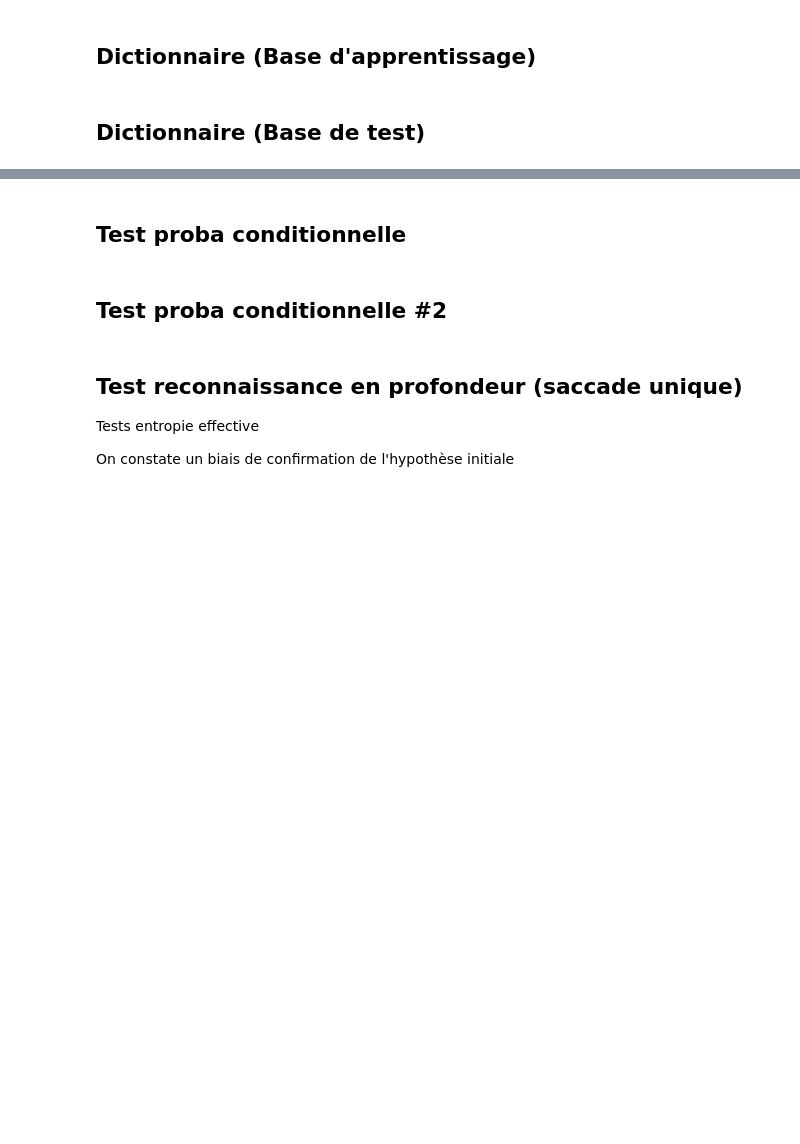
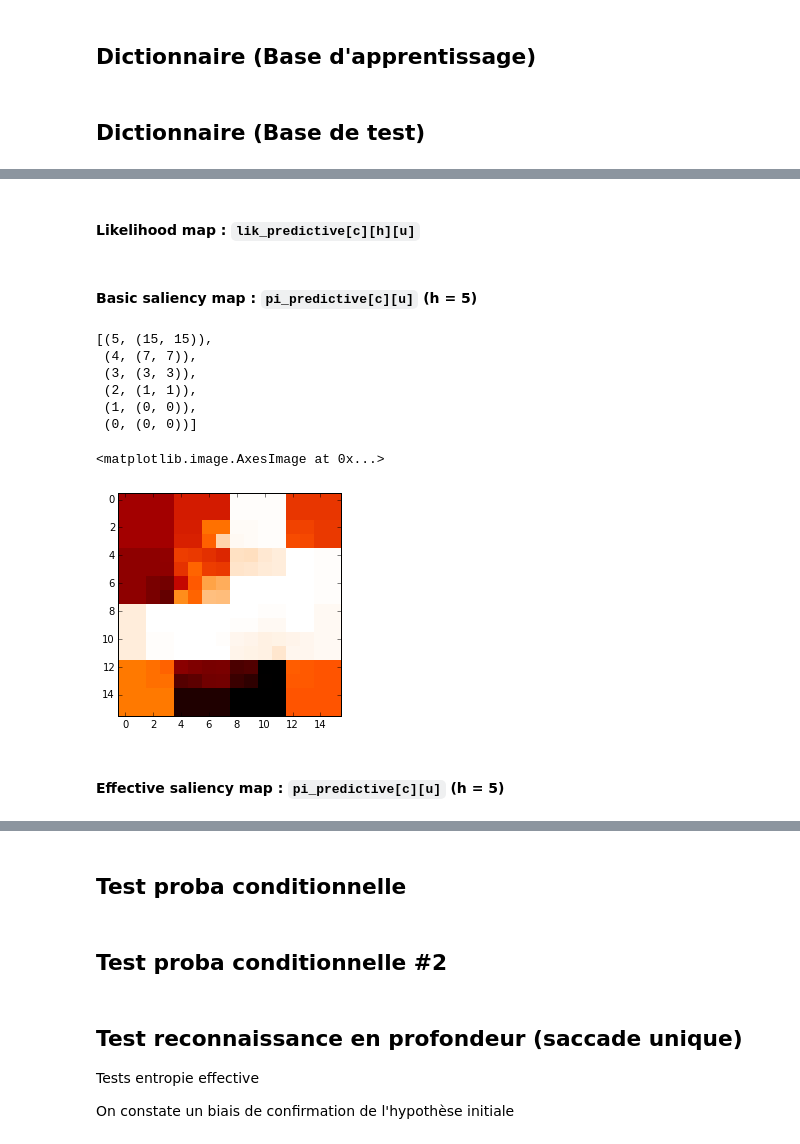
Before and after one commit to gdbmanu/ProjS8-git, a Jupyter notebook: mnist-waveimage-tests.ipynb, the cells around one changed output, grey strips where cells are left out. Saved outputs shown, nothing was run; the diff lists cells and outputs as text; code cells hidden in the pictures; blank space fills up the shorter version.

```diff
--- a/mnist-waveimage-tests.ipynb
+++ b/mnist-waveimage-tests.ipynb
@@ -193,0 +632,8 @@ for c in range(10):
+# %%
+def argmax_generator(c, h, u):
+    test_pred = rho[c][h][u] < .5
+    if test_pred:
+        return mu[c][h][u]
+        #v_predictive = np.random.multivariate_normal(mu[c_predictive][h_path][u_path], Sigma[c_predictive][h_path][u_path], 1)[0]
+    else:
+        return np.zeros(3)
@@ -193,0 +669,54 @@ for c in range(10):
+# %% [markdown]
+#### Likelihood map : `lik_predictive[c][h][u]`
+# %%
+h_max = 6
+lik_predictive = {}
+for c in range(10):
+    lik_predictive[c] = {}
+    for h in range(h_max):
+        lik_predictive[c][h] = {}
+        for u in U[h]:
+            log_score = np.zeros(10)
+            v_predictive = argmax_generator(c, h, u)
+            lik = calc_lik(v_predictive, h, u)
+            lik_predictive[c][h][u] = lik
+# %% [markdown]
+#### Basic saliency map : `pi_predictive[c][u]` (h = 5)
+# %%
+pi_predictive = {}
+h = h_max - 1
+for c in range(10):
+    pi_predictive[c] = {}
+    for i in range(16):
+        for j in range(16):
+            u = (i, j)
+            liste_path = calcule_asc_path(h, u)
+            log_score_path = np.zeros(10)
+            for (h_path, u_path) in liste_path[:-1]:
+                v_predictive = argmax_generator(c, h_path, u_path)
+                lik_path = calc_lik(v_predictive, h_path, u_path)
+                log_score_path = update_log_score(log_score_path, lik_path)
+            pi_path = calc_pi(log_score_path)
+            pi_predictive[c][u] = pi_path[c]
+# %%
+liste_path
+# %% [output]
+[(5, (15, 15)),
+ (4, (7, 7)),
+ (3, (3, 3)),
+ (2, (1, 1)),
+ (1, (0, 0)),
+ (0, (0, 0))]
+# %%
+c = 0
+sal_map = np.zeros((16, 16))
+for i in range(16):
+    for j in range(16):
+        sal_map[i,j] = pi_predictive[c][(i,j)]
+
+plt.imshow(sal_map, interpolation = 'nearest', cmap = 'gist_heat')
+# %% [output]
+<matplotlib.image.AxesImage at 0x...>
+[figure, added]
+# %% [markdown]
+#### Effective saliency map : `pi_predictive[c][u]` (h = 5)
```
Also changed, not shown: parts of 96 cells of this notebook.
